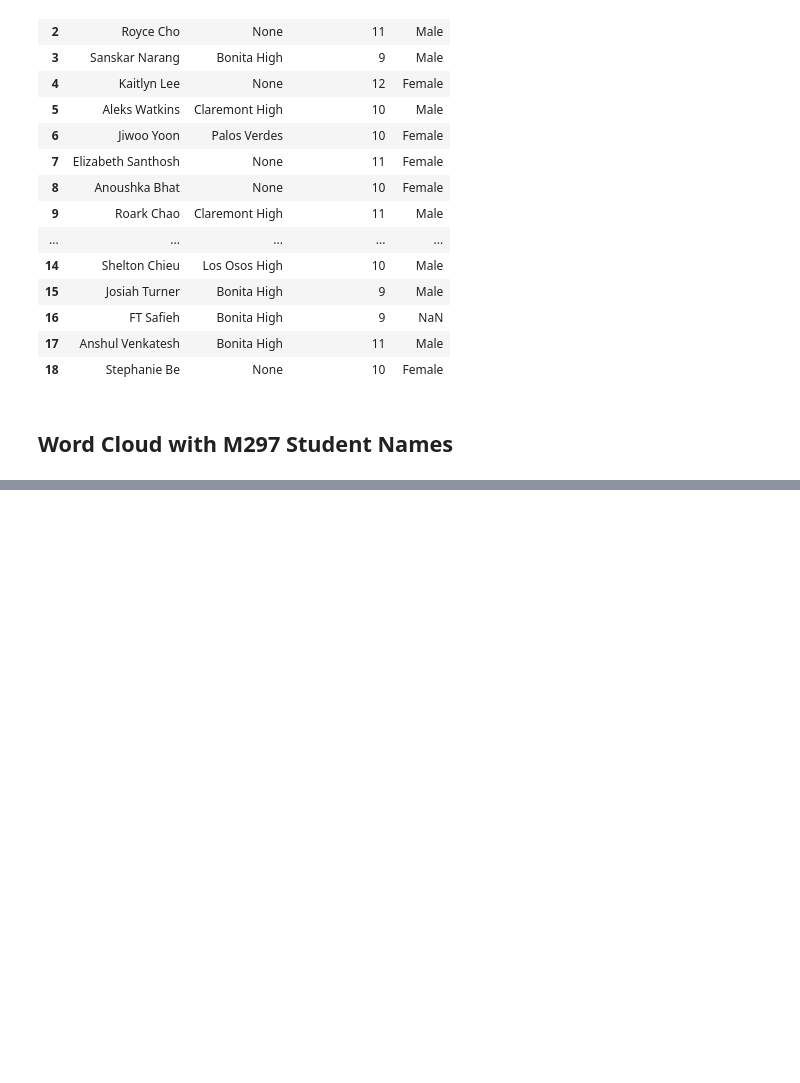
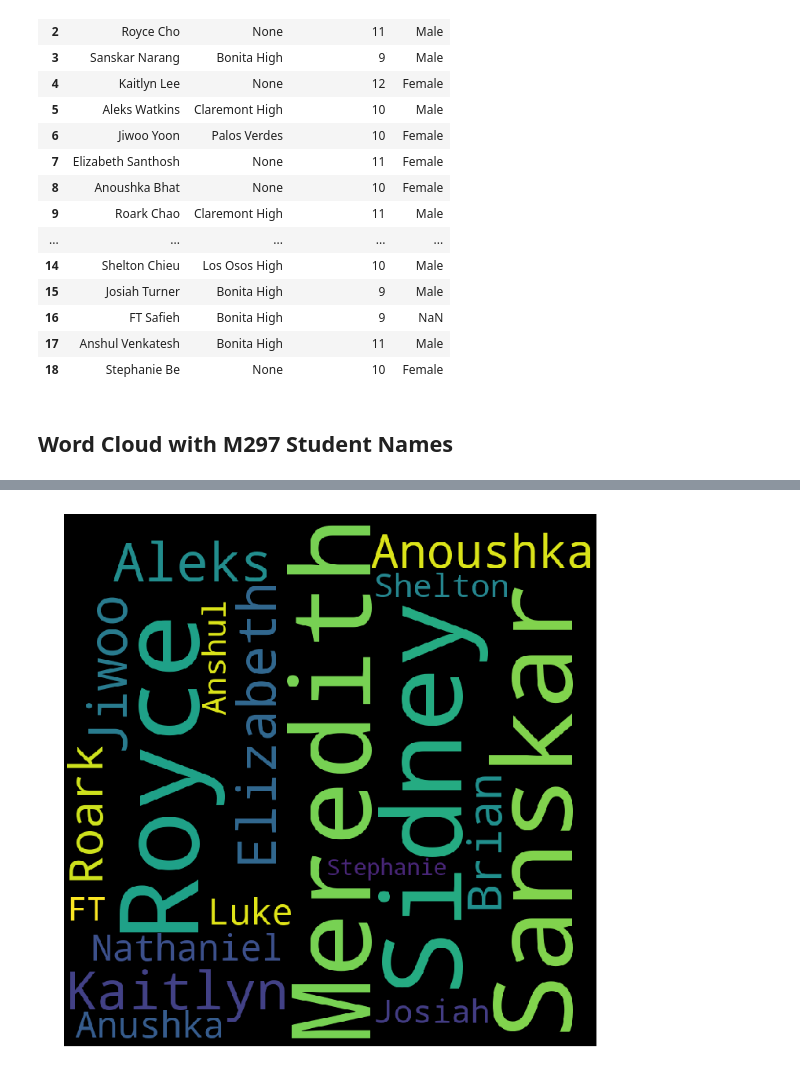
Before and after one commit to TheChanRProject/M297, a Jupyter notebook: hands-on/notebooks/Student Representation Activity.ipynb, the cells around one changed output, grey strips where cells are left out. Drawn from its saved outputs; the diff is of its cells as text; code cells hidden in the pictures; blank space fills up the shorter version.

```diff
--- a/hands-on/notebooks/Student Representation Activity.ipynb
+++ b/hands-on/notebooks/Student Representation Activity.ipynb
@@ -245,6 +245,10 @@ studentData.columns = studentData.columns.str.strip()
 
 studentNamesList = list(studentData['Student Name'])
 
-firstNameList = [i.split(" ") for i in studentNamesList]
+# Creating list of first names
+
+firstNameList = [i.split(" ")[0] for i in studentNamesList]
 print(firstNameList)
+
+len(firstNameList) == len(studentData)
 # %% [output]
@@ -251,0 +257,13 @@ SyntaxError: can't assign to function call (<ipython-input-103-c61ff94e58f8>, li
+# %%
+# Time to generate an awesome word cloud
+
+nameCloud = wordcloud.WordCloud(width=800, height=800, min_font_size=10).generate(' '.join(firstNameList))
+
+# Plot it
+
+plt.figure(figsize=(100,10))
+plt.imshow(nameCloud)
+plt.axis("off")
+plt.tight_layout()
+# %% [output]
+[figure, added]
```
Also changed, not shown: parts of 1 cell of this notebook.
